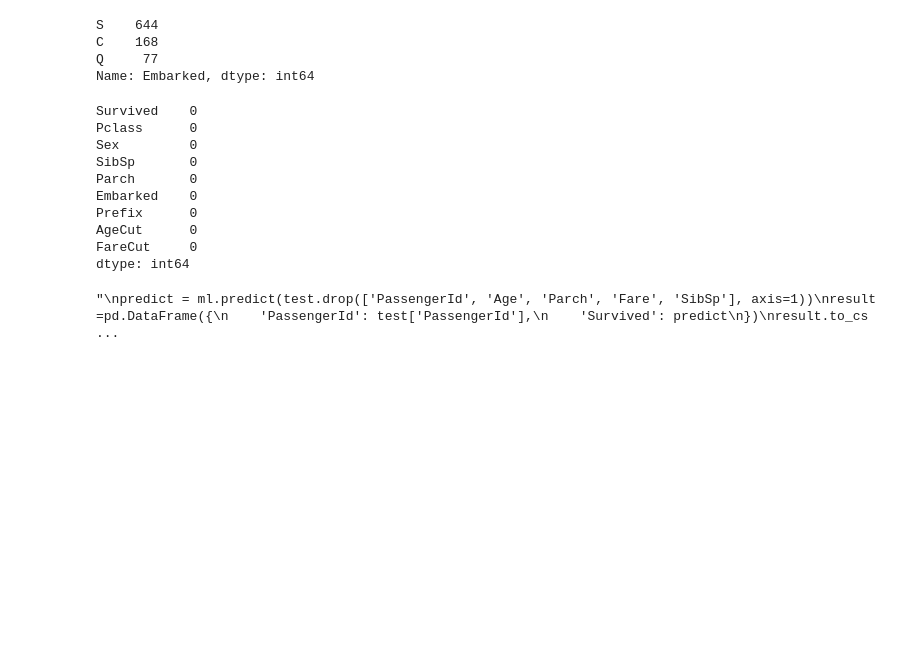
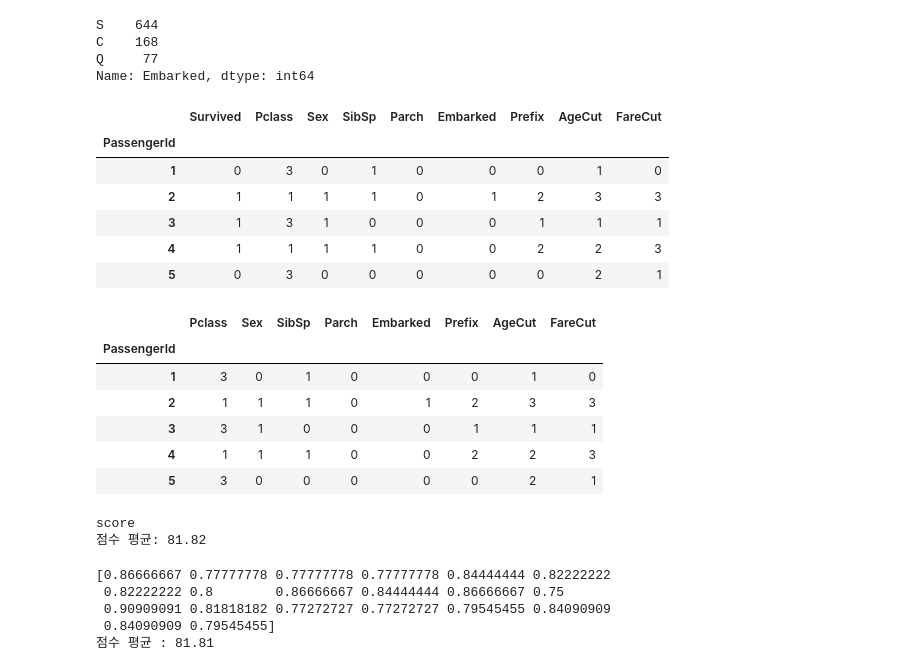
Before and after one commit to Felix-Silas/BITAmin, a Jupyter notebook: titanic.ipynb, the cells around one changed output. Cells and saved outputs as stored; diff of their text form; code cells hidden in the pictures; blank space fills up the shorter version.

Commit message:
MAKE prediction model

```diff
--- a/titanic.ipynb
+++ b/titanic.ipynb
@@ -332,27 +332,25 @@ S    644
 C    168
 Q     77
 Name: Embarked, dtype: int64
-# %%
-train.isnull().sum()
-# %% [output]
-Survived    0
-Pclass      0
-Sex         0
-SibSp       0
-Parch       0
-Embarked    0
-Prefix      0
-AgeCut      0
-FareCut     0
-dtype: int64
-# %%
-"""
-predict = ml.predict(test.drop(['PassengerId', 'Age', 'Parch', 'Fare', 'SibSp'], axis=1))
-result =pd.DataFrame({
-    'PassengerId': test['PassengerId'],
-    'Survived': predict
-})
-result.to_csv('result.csv', index=False)
-"""
-# %% [output]
-"\npredict = ml.predict(test.drop(['PassengerId', 'Age', 'Parch', 'Fare', 'SibSp'], axis=1))\nresult =pd.DataFrame({\n    'PassengerId': test['PassengerId'],\n    'Survived': predict\n})\nresult.to_cs ...
+# %%
+train.head()
+# %% [output]
+|  | Survived | Pclass | Sex | SibSp | Parch | Embarked | Prefix | AgeCut | FareCut |
+| PassengerId |  |  |  |  |  |  |  |  |  |
+| 1 | 0 | 3 | 0 | 1 | 0 | 0 | 0 | 1 | 0 |
+| 2 | 1 | 1 | 1 | 1 | 0 | 1 | 2 | 3 | 3 |
+| 3 | 1 | 3 | 1 | 0 | 0 | 0 | 1 | 1 | 1 |
+| 4 | 1 | 1 | 1 | 1 | 0 | 0 | 2 | 2 | 3 |
+| 5 | 0 | 3 | 0 | 0 | 0 | 0 | 0 | 2 | 1 |
+# %%
+label = train['Survived']
+train.drop('Survived', axis = 1, inplace = True)
+train.head()
+# %% [output]
+|  | Pclass | Sex | SibSp | Parch | Embarked | Prefix | AgeCut | FareCut |
+| PassengerId |  |  |  |  |  |  |  |  |
+| 1 | 3 | 0 | 1 | 0 | 0 | 0 | 1 | 0 |
+| 2 | 1 | 1 | 1 | 0 | 1 | 2 | 3 | 3 |
+| 3 | 3 | 1 | 0 | 0 | 0 | 1 | 1 | 1 |
+| 4 | 1 | 1 | 1 | 0 | 0 | 2 | 2 | 3 |
+| 5 | 3 | 0 | 0 | 0 | 0 | 0 | 2 | 1 |
@@ -358,0 +364,26 @@ result.to_csv('result.csv', index=False)
+# %%
+from sklearn.svm import SVC
+
+svc = SVC(gamma = 'auto')
+scoring = 'accuracy'
+score = cross_val_score(svm, train, label, cv = k_fold, n_jobs = 1, scoring = scoring)
+print('score')
+print('점수 평균: ' + str(round(np.mean(score)*100, 2)))
+# %% [output]
+score
+점수 평균: 81.82
+# %%
+from sklearn.neighbors import KNeighborsClassifier
+
+
+knn = KNeighborsClassifier(n_neighbors = 13)
+scoring = 'accuracy'
+score = cross_val_score(knn, train, label, cv=k_fold, n_jobs=1, scoring=scoring)
+print(score)
+print("점수 평균 : " + str(round(np.mean(score)*100, 2)))
+# %% [output]
+[0.86666667 0.77777778 0.77777778 0.77777778 0.84444444 0.82222222
+ 0.82222222 0.8        0.86666667 0.84444444 0.86666667 0.75
+ 0.90909091 0.81818182 0.77272727 0.77272727 0.79545455 0.84090909
+ 0.84090909 0.79545455]
+점수 평균 : 81.81
```
Also changed, not shown: parts of 6 cells of this notebook.
